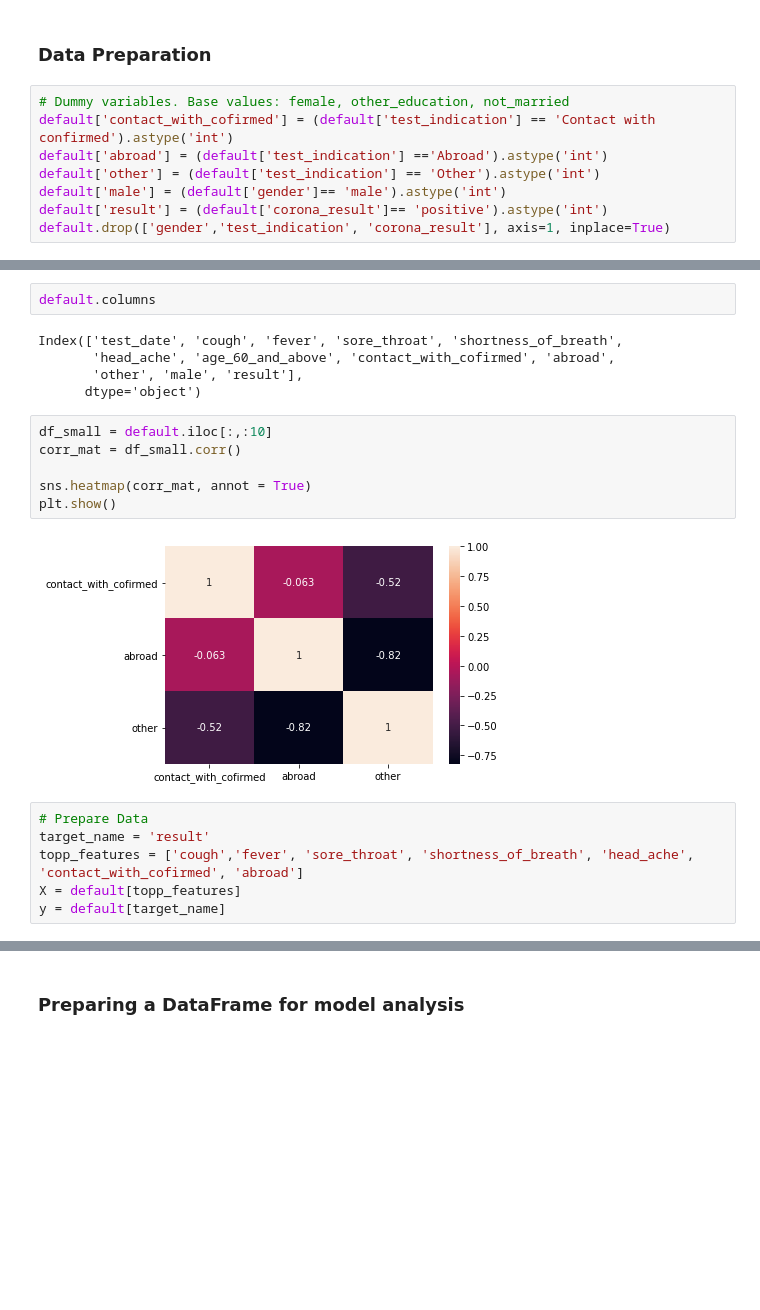
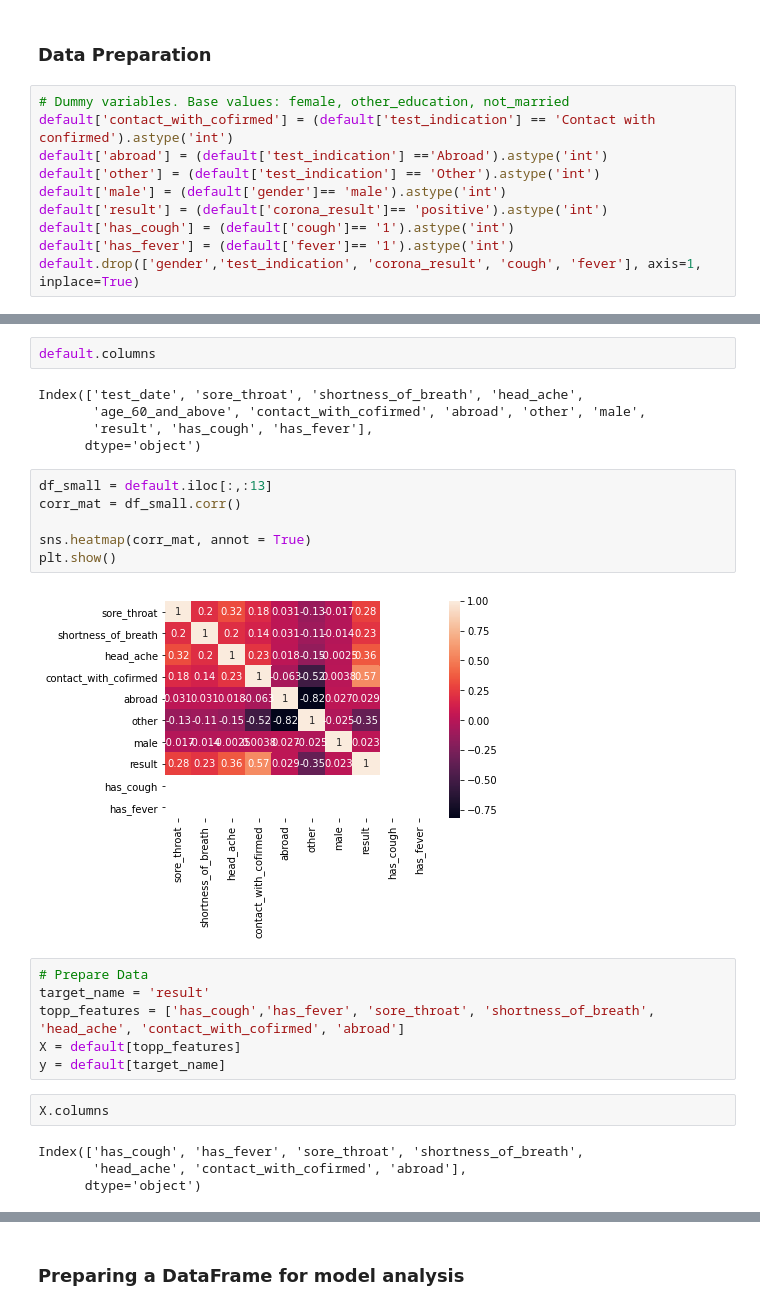
Before and after one commit to KhalidHandouleh/Projekt-Arbete, a Jupyter notebook: Corona_Test.ipynb, the cells around one changed output, grey strips where cells are left out. Saved outputs shown, nothing was run; the diff lists cells and outputs as text; blank space fills up the shorter version.

```diff
--- a/Corona_Test.ipynb
+++ b/Corona_Test.ipynb
@@ -30,7 +30,9 @@ default['abroad'] = (default['test_indication'] =='Abroad').astype('int')
 default['other'] = (default['test_indication'] == 'Other').astype('int')
 default['male'] = (default['gender']== 'male').astype('int')
 default['result'] = (default['corona_result']== 'positive').astype('int')
-default.drop(['gender','test_indication', 'corona_result'], axis=1, inplace=True)
+default['has_cough'] = (default['cough']== '1').astype('int')
+default['has_fever'] = (default['fever']== '1').astype('int')
+default.drop(['gender','test_indication', 'corona_result', 'cough', 'fever'], axis=1, inplace=True)
 # %%
 default.head()
 # %% [output]
@@ -43,21 +45,27 @@ default.head()
 # %%
 default.columns
 # %% [output]
-Index(['test_date', 'cough', 'fever', 'sore_throat', 'shortness_of_breath',
-       'head_ache', 'age_60_and_above', 'contact_with_cofirmed', 'abroad',
-       'other', 'male', 'result'],
+Index(['test_date', 'sore_throat', 'shortness_of_breath', 'head_ache',
+       'age_60_and_above', 'contact_with_cofirmed', 'abroad', 'other', 'male',
+       'result', 'has_cough', 'has_fever'],
       dtype='object')
 # %%
-df_small = default.iloc[:,:10]
+df_small = default.iloc[:,:13]
 corr_mat = df_small.corr()
 
 sns.heatmap(corr_mat, annot = True)
 plt.show()
 # %% [output]
-[figure, old version]
+[figure, new version]
 # %%
 # Prepare Data
 target_name = 'result'
-topp_features = ['cough','fever', 'sore_throat', 'shortness_of_breath', 'head_ache', 'contact_with_cofirmed', 'abroad']
+topp_features = ['has_cough','has_fever', 'sore_throat', 'shortness_of_breath', 'head_ache', 'contact_with_cofirmed', 'abroad']
 X = default[topp_features]
 y = default[target_name]
+# %%
+X.columns
+# %% [output]
+Index(['has_cough', 'has_fever', 'sore_throat', 'shortness_of_breath',
+       'head_ache', 'contact_with_cofirmed', 'abroad'],
+      dtype='object')
```
Also changed, not shown: parts of 20 cells of this notebook, 1 other file.
